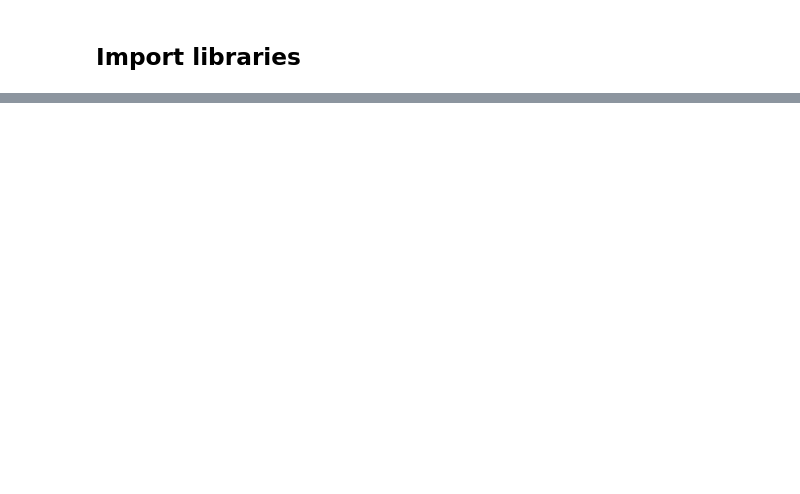
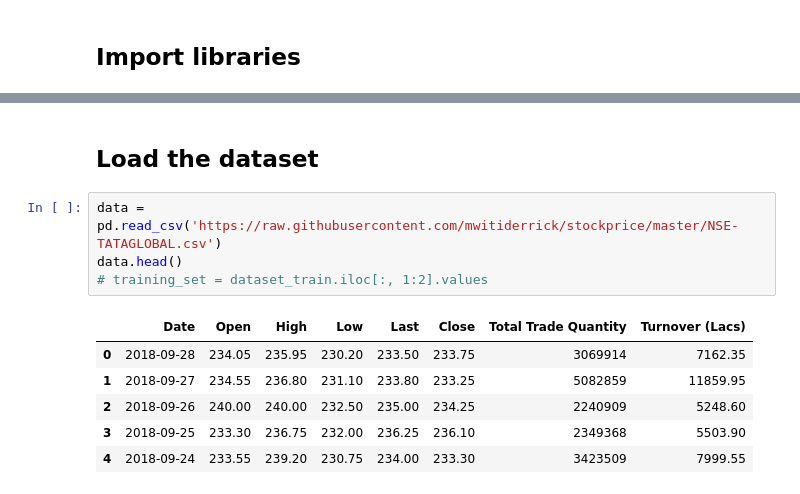
Before and after one commit to peeush-the-developer/LGMVIP-DataScience, a Jupyter notebook: Stock-Prices-Prediction-LSTM/stacked_lstm.ipynb, the cells around one changed output, grey strips where cells are left out. Drawn from its saved outputs; the diff is of its cells as text; blank space fills up the shorter version.

```diff
--- a/Stock-Prices-Prediction-LSTM/stacked_lstm.ipynb
+++ b/Stock-Prices-Prediction-LSTM/stacked_lstm.ipynb
@@ -30,0 +29,13 @@ IMPORTANT: PLEASE READ THIS FOR ADVICE ON HOW TO SOLVE THIS ISSUE!
+# %% [markdown]
+## Load the dataset
+# %%
+data = pd.read_csv('https://raw.githubusercontent.com/mwitiderrick/stockprice/master/NSE-TATAGLOBAL.csv')
+data.head()
+# training_set = dataset_train.iloc[:, 1:2].values
+# %% [output]
+|  | Date | Open | High | Low | Last | Close | Total Trade Quantity | Turnover (Lacs) |
+| 0 | 2018-09-28 | 234.05 | 235.95 | 230.20 | 233.50 | 233.75 | 3069914 | 7162.35 |
+| 1 | 2018-09-27 | 234.55 | 236.80 | 231.10 | 233.80 | 233.25 | 5082859 | 11859.95 |
+| 2 | 2018-09-26 | 240.00 | 240.00 | 232.50 | 235.00 | 234.25 | 2240909 | 5248.60 |
+| 3 | 2018-09-25 | 233.30 | 236.75 | 232.00 | 236.25 | 236.10 | 2349368 | 5503.90 |
+| 4 | 2018-09-24 | 233.55 | 239.20 | 230.75 | 234.00 | 233.30 | 3423509 | 7999.55 |
```
Also changed, not shown: parts of 18 cells of this notebook.
